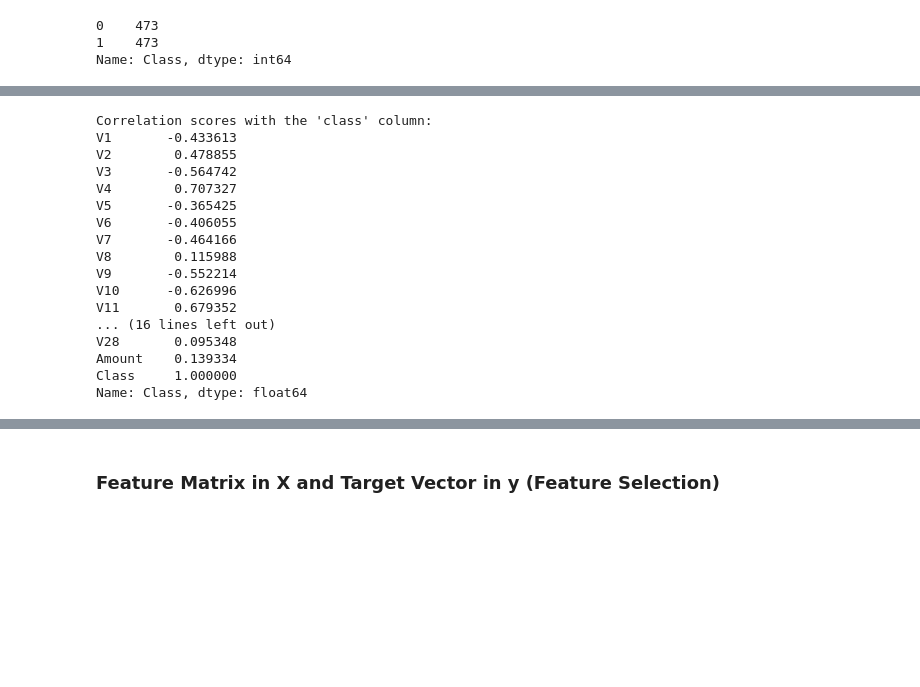
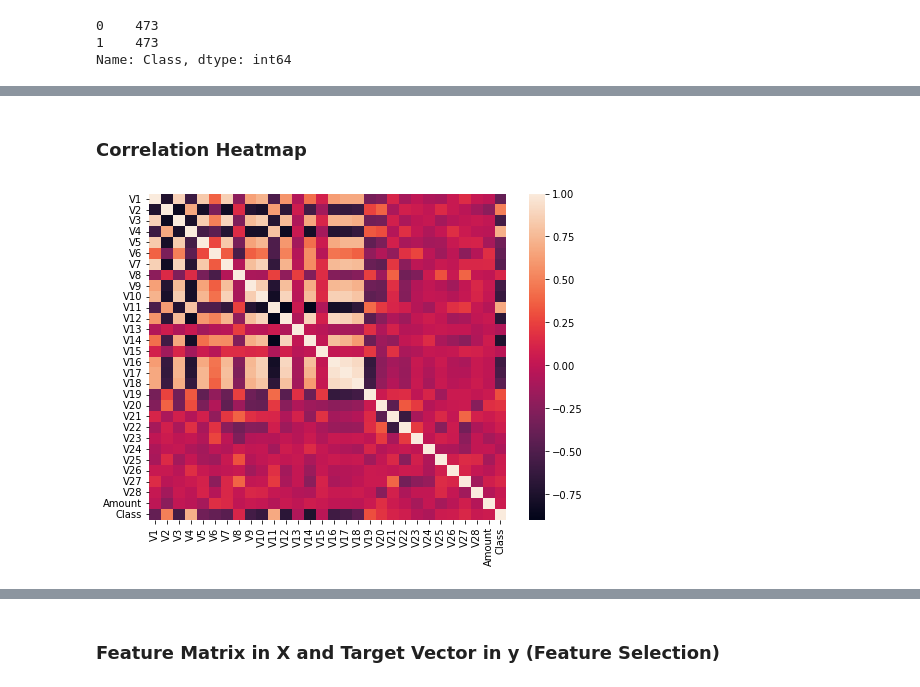
Before and after one commit to karip00/Credit-Card-Fraud-Detection-using-ML-models, a Jupyter notebook: fraudDetection.ipynb, the cells around one changed output, grey strips where cells are left out. Saved outputs shown, nothing was run; the diff lists cells and outputs as text; code cells hidden in the pictures; blank space fills up the shorter version.

```diff
--- a/fraudDetection.ipynb
+++ b/fraudDetection.ipynb
@@ -199,31 +182,9 @@ plt.show()
-# %%
-# Assuming df is your dataframe containing the features and the 'class' column
-# Replace 'df' with the actual variable name of your dataframe
-
-# Calculate the correlation matrix
-correlation_matrix = newData.corr()
-
-# Extract correlation scores with the 'class' column
-target_correlation = correlation_matrix['Class']
-
-# Print correlation scores with the 'class' column
-print("Correlation scores with the 'class' column:")
-print(target_correlation)
-# %% [output]
-Correlation scores with the 'class' column:
-V1       -0.433613
-V2        0.478855
-V3       -0.564742
-V4        0.707327
-V5       -0.365425
-V6       -0.406055
-V7       -0.464166
-V8        0.115988
-V9       -0.552214
-V10      -0.626996
-V11       0.679352
-... (16 lines left out)
-V28       0.095348
-Amount    0.139334
-Class     1.000000
-Name: Class, dtype: float64
+# %% [markdown]
+### Correlation Heatmap
+# %%
+correlation_matrix = newData.corr()
+plt.figure(figsize=(8,6))
+sns.heatmap(correlation_matrix, annot=False)
+plt.show()
+# %% [output]
+[figure, added]
```
Also changed, not shown: parts of 15 cells of this notebook.
